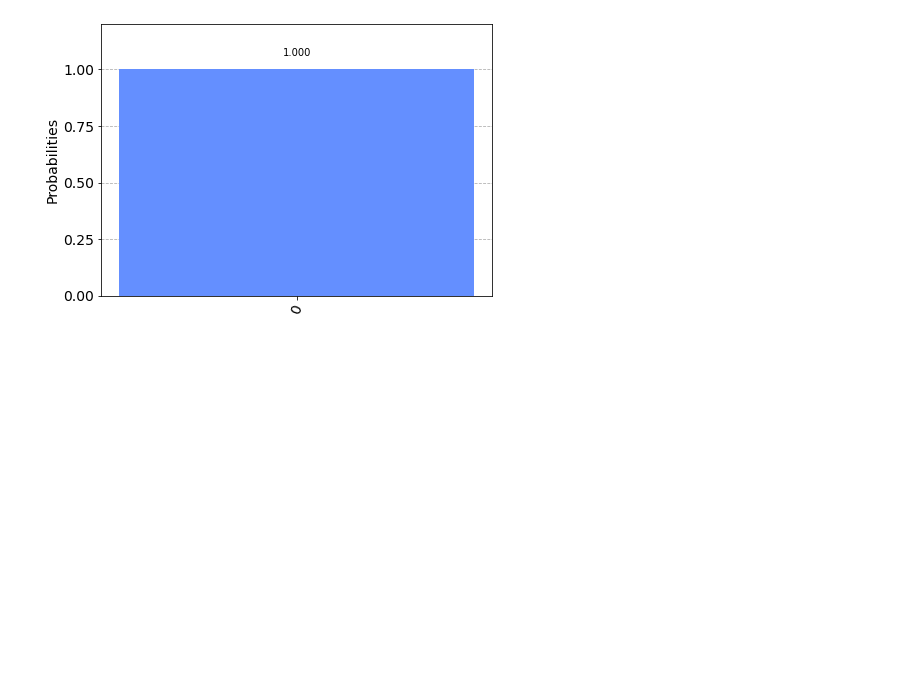
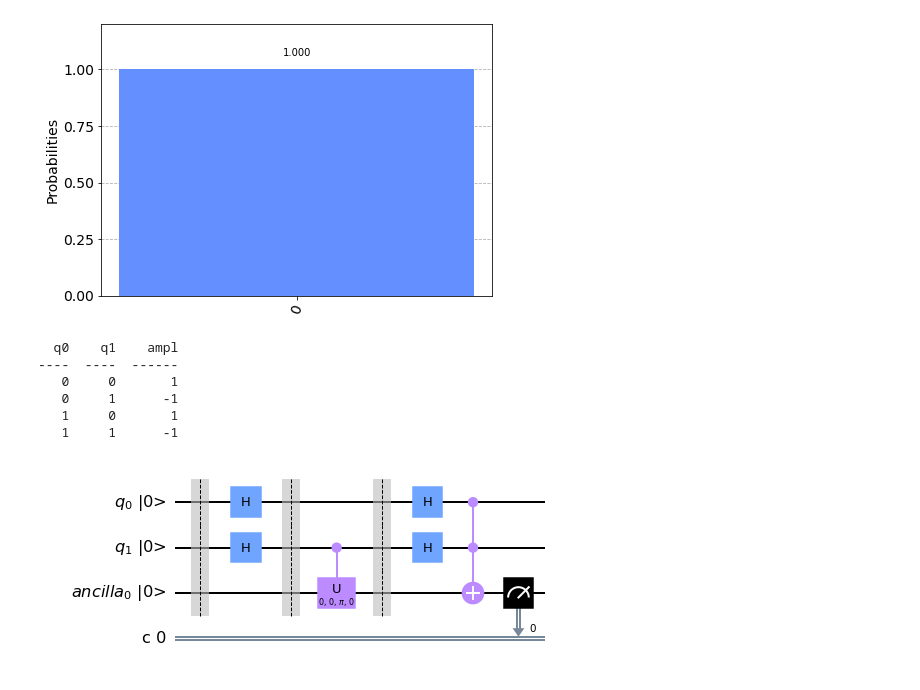
Before and after one commit to EduardoBrito97/QuantumArtificialNeuron, a Jupyter notebook: quantum_neural_networks.ipynb, the cells around one changed output. Saved outputs shown, nothing was run; the diff lists cells and outputs as text; code cells hidden in the pictures; blank space fills up the shorter version.

Commit message:
Minor refactoring on classes names and HSGS neuron model implemented

```diff
--- a/quantum_neural_networks.ipynb
+++ b/quantum_neural_networks.ipynb
@@ -7,10 +7,14 @@ import math
 from qiskit import *
 from qiskit.tools.visualization import plot_histogram
 from tabulate import tabulate
+# %%
+def find(word, character):
+    return [i for i, ltr in enumerate(word) if ltr == character]
 # %%
-class QuantumNeuralNetwork():
+class QuantumArtificialNeuron():
     def __init__(self, qubit_amount):
         # We'll have [qubit_amount] qubits + 1 ancilla
+        self._qubits_amount = qubit_amount
         self._quantum_registers = QuantumRegister(qubit_amount, 'q')
         self._ancilla = QuantumRegister(1, 'ancilla')
 
@@ -185,2 +234,22 @@ plot_histogram(result.get_counts(nn._circuit))
 # %% [output]
 [figure]
+# %%
+input = [1, -1, 1, -1]
+an = HSGSQan(2)
+
+an.show_qubits_to_input_amplitudes_table(input)
+
+an.append_hadamard_gates()
+an.append_circuit(input)
+an.append_hadamard_gates()
+
+an.finish_circuit()
+an._circuit.draw(output='mpl', initial_state=True)
+# %% [output]
+  q0    q1    ampl
+----  ----  ------
+   0     0       1
+   0     1      -1
+   1     0       1
+   1     1      -1
+[figure, added]
```
Also changed, not shown: parts of 9 cells of this notebook.
